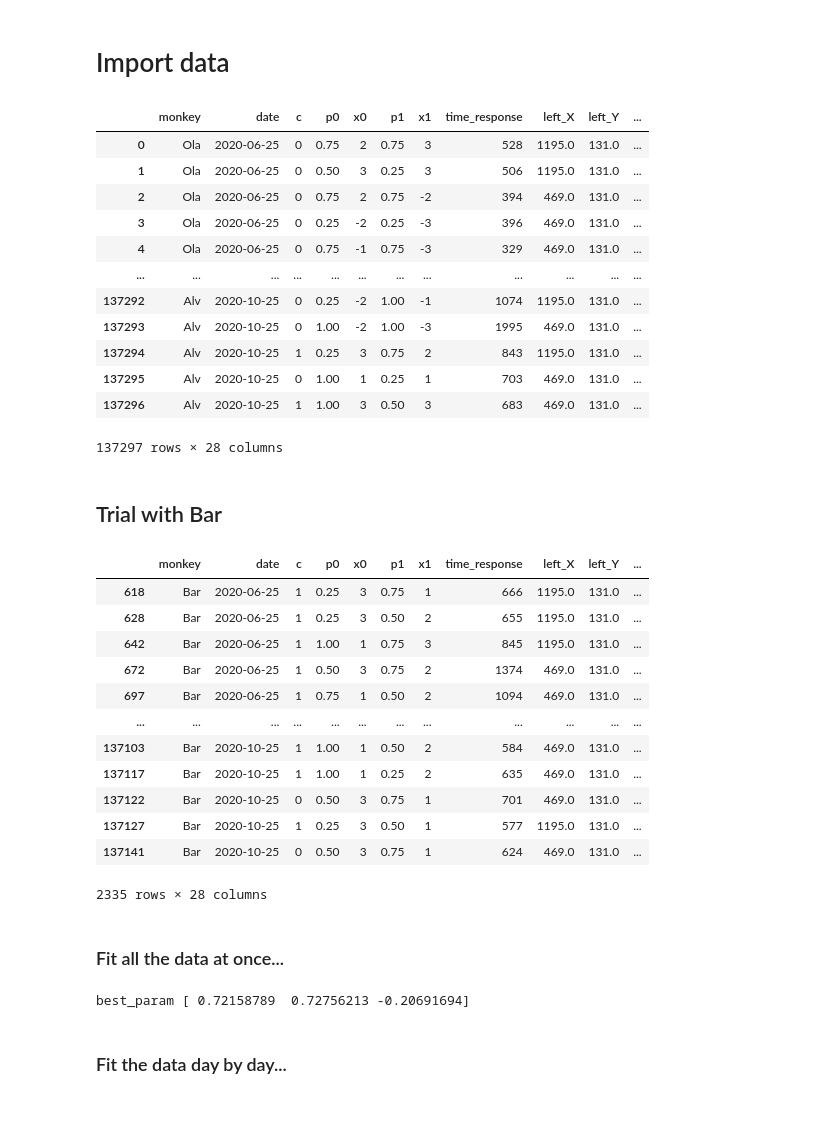
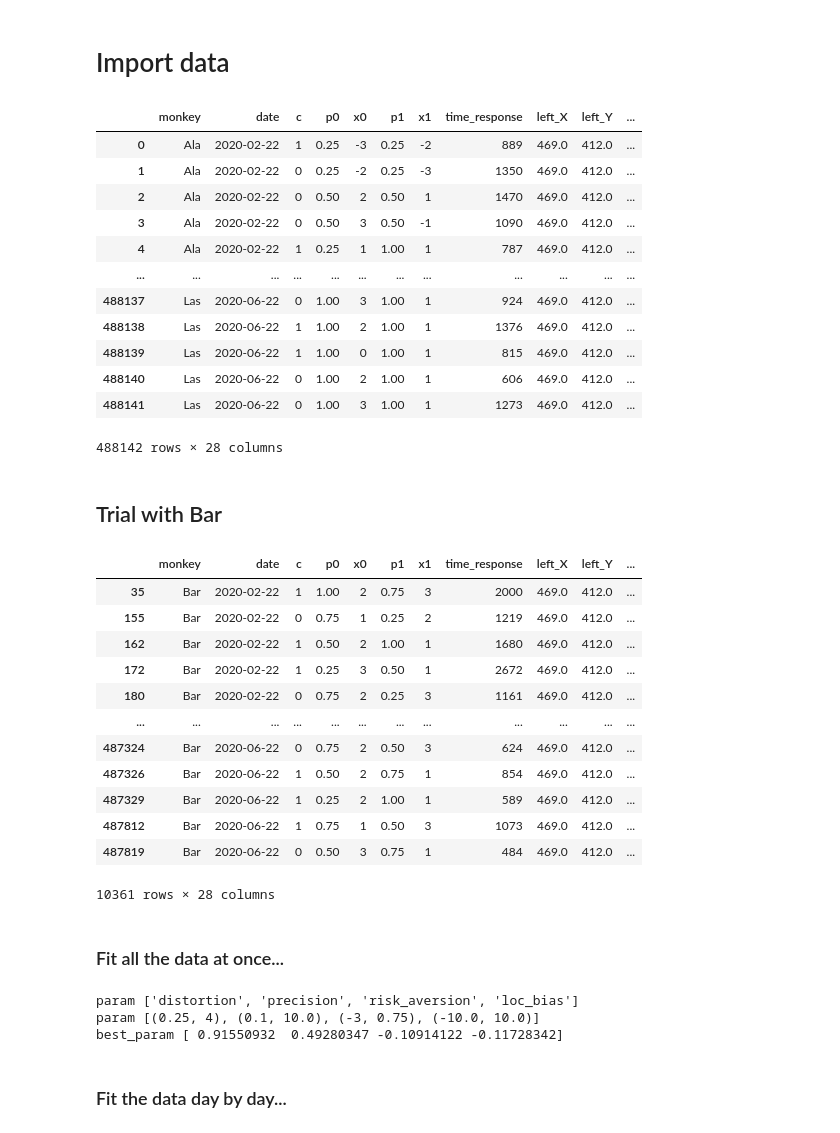
Before and after one commit to AurelienNioche/ProspecTonk, a Jupyter notebook: part1_data_fitting.ipynb, the cells around one changed output. Drawn from its saved outputs; the diff is of its cells as text; code cells hidden in the pictures.

```diff
--- a/part1_data_fitting.ipynb
+++ b/part1_data_fitting.ipynb
@@ -29,23 +37,23 @@ The backup folder is: /Users/aureliennioche/Documents/PythonProjects/ProspecTonk
 # %% [markdown]
 # Import data
 # %%
-df_bhv = pd.read_csv(os.path.join(BACKUP_FOLDER, "df_bhv.csv"))
+df_bhv = pd.read_csv(os.path.join(BACKUP_FOLDER, f"df_bhv{DATASET}.csv"))
 df_bhv.date = pd.to_datetime(df_bhv.date)
 df_bhv
 # %% [output]
 |  | monkey | date | c | p0 | x0 | p1 | x1 | time_response | left_X | left_Y | ... |
-| 0 | Ola | 2020-06-25 | 0 | 0.75 | 2 | 0.75 | 3 | 528 | 1195.0 | 131.0 | ... |
-| 1 | Ola | 2020-06-25 | 0 | 0.50 | 3 | 0.25 | 3 | 506 | 1195.0 | 131.0 | ... |
-| 2 | Ola | 2020-06-25 | 0 | 0.75 | 2 | 0.75 | -2 | 394 | 469.0 | 131.0 | ... |
-| 3 | Ola | 2020-06-25 | 0 | 0.25 | -2 | 0.25 | -3 | 396 | 469.0 | 131.0 | ... |
-| 4 | Ola | 2020-06-25 | 0 | 0.75 | -1 | 0.75 | -3 | 329 | 469.0 | 131.0 | ... |
+| 0 | Ala | 2020-02-22 | 1 | 0.25 | -3 | 0.25 | -2 | 889 | 469.0 | 412.0 | ... |
+| 1 | Ala | 2020-02-22 | 0 | 0.25 | -2 | 0.25 | -3 | 1350 | 469.0 | 412.0 | ... |
+| 2 | Ala | 2020-02-22 | 0 | 0.50 | 2 | 0.50 | 1 | 1470 | 469.0 | 412.0 | ... |
+| 3 | Ala | 2020-02-22 | 0 | 0.50 | 3 | 0.50 | -1 | 1090 | 469.0 | 412.0 | ... |
+| 4 | Ala | 2020-02-22 | 1 | 0.25 | 1 | 1.00 | 1 | 787 | 469.0 | 412.0 | ... |
 | ... | ... | ... | ... | ... | ... | ... | ... | ... | ... | ... | ... |
-| 137292 | Alv | 2020-10-25 | 0 | 0.25 | -2 | 1.00 | -1 | 1074 | 1195.0 | 131.0 | ... |
-| 137293 | Alv | 2020-10-25 | 0 | 1.00 | -2 | 1.00 | -3 | 1995 | 469.0 | 131.0 | ... |
-| 137294 | Alv | 2020-10-25 | 1 | 0.25 | 3 | 0.75 | 2 | 843 | 1195.0 | 131.0 | ... |
-| 137295 | Alv | 2020-10-25 | 0 | 1.00 | 1 | 0.25 | 1 | 703 | 469.0 | 131.0 | ... |
-| 137296 | Alv | 2020-10-25 | 1 | 1.00 | 3 | 0.50 | 3 | 683 | 469.0 | 131.0 | ... |
+| 488137 | Las | 2020-06-22 | 0 | 1.00 | 3 | 1.00 | 1 | 924 | 469.0 | 412.0 | ... |
+| 488138 | Las | 2020-06-22 | 1 | 1.00 | 2 | 1.00 | 1 | 1376 | 469.0 | 412.0 | ... |
+| 488139 | Las | 2020-06-22 | 1 | 1.00 | 0 | 1.00 | 1 | 815 | 469.0 | 412.0 | ... |
+| 488140 | Las | 2020-06-22 | 0 | 1.00 | 2 | 1.00 | 1 | 606 | 469.0 | 412.0 | ... |
+| 488141 | Las | 2020-06-22 | 0 | 1.00 | 3 | 1.00 | 1 | 1273 | 469.0 | 412.0 | ... |
-137297 rows × 28 columns
+488142 rows × 28 columns
 # %% [markdown]
 ## Trial with Bar
 # %%
@@ -63,25 +71,29 @@ df_m.drop(cols_to_drop, axis=1)
 df_m
 # %% [output]
 |  | monkey | date | c | p0 | x0 | p1 | x1 | time_response | left_X | left_Y | ... |
-| 618 | Bar | 2020-06-25 | 1 | 0.25 | 3 | 0.75 | 1 | 666 | 1195.0 | 131.0 | ... |
-| 628 | Bar | 2020-06-25 | 1 | 0.25 | 3 | 0.50 | 2 | 655 | 1195.0 | 131.0 | ... |
-| 642 | Bar | 2020-06-25 | 1 | 1.00 | 1 | 0.75 | 3 | 845 | 1195.0 | 131.0 | ... |
-| 672 | Bar | 2020-06-25 | 1 | 0.50 | 3 | 0.75 | 2 | 1374 | 469.0 | 131.0 | ... |
-| 697 | Bar | 2020-06-25 | 1 | 0.75 | 1 | 0.50 | 2 | 1094 | 469.0 | 131.0 | ... |
+| 35 | Bar | 2020-02-22 | 1 | 1.00 | 2 | 0.75 | 3 | 2000 | 469.0 | 412.0 | ... |
+| 155 | Bar | 2020-02-22 | 0 | 0.75 | 1 | 0.25 | 2 | 1219 | 469.0 | 412.0 | ... |
+| 162 | Bar | 2020-02-22 | 1 | 0.50 | 2 | 1.00 | 1 | 1680 | 469.0 | 412.0 | ... |
+| 172 | Bar | 2020-02-22 | 1 | 0.25 | 3 | 0.50 | 1 | 2672 | 469.0 | 412.0 | ... |
+| 180 | Bar | 2020-02-22 | 0 | 0.75 | 2 | 0.25 | 3 | 1161 | 469.0 | 412.0 | ... |
 | ... | ... | ... | ... | ... | ... | ... | ... | ... | ... | ... | ... |
-| 137103 | Bar | 2020-10-25 | 1 | 1.00 | 1 | 0.50 | 2 | 584 | 469.0 | 131.0 | ... |
-| 137117 | Bar | 2020-10-25 | 1 | 1.00 | 1 | 0.25 | 2 | 635 | 469.0 | 131.0 | ... |
-| 137122 | Bar | 2020-10-25 | 0 | 0.50 | 3 | 0.75 | 1 | 701 | 469.0 | 131.0 | ... |
-| 137127 | Bar | 2020-10-25 | 1 | 0.25 | 3 | 0.50 | 1 | 577 | 1195.0 | 131.0 | ... |
-| 137141 | Bar | 2020-10-25 | 0 | 0.50 | 3 | 0.75 | 1 | 624 | 469.0 | 131.0 | ... |
+| 487324 | Bar | 2020-06-22 | 0 | 0.75 | 2 | 0.50 | 3 | 624 | 469.0 | 412.0 | ... |
+| 487326 | Bar | 2020-06-22 | 1 | 0.50 | 2 | 0.75 | 1 | 854 | 469.0 | 412.0 | ... |
+| 487329 | Bar | 2020-06-22 | 1 | 0.25 | 2 | 1.00 | 1 | 589 | 469.0 | 412.0 | ... |
+| 487812 | Bar | 2020-06-22 | 1 | 0.75 | 1 | 0.50 | 3 | 1073 | 469.0 | 412.0 | ... |
+| 487819 | Bar | 2020-06-22 | 0 | 0.50 | 3 | 0.75 | 1 | 484 | 469.0 | 412.0 | ... |
-2335 rows × 28 columns
+10361 rows × 28 columns
 # %% [markdown]
 ### Fit all the data at once...
 # %%
-best_param, best_value = optimize(model=Model, data=df_m)
+best_param, best_value = optimize(model=MODEL, data=df_m)
+print("param", MODEL.param_labels)
+print("param", MODEL.fit_bounds)
 print("best_param", best_param)
 # %% [output]
-best_param [ 0.72158789  0.72756213 -0.20691694]
+param ['distortion', 'precision', 'risk_aversion', 'loc_bias']
+param [(0.25, 4), (0.1, 10.0), (-3, 0.75), (-10.0, 10.0)]
+best_param [ 0.91550932  0.49280347 -0.10914122 -0.11728342]
 # %% [markdown]
 ### Fit the data day by day...
 # %%
```
Also changed, not shown: parts of 10 cells of this notebook, 19 other files.
